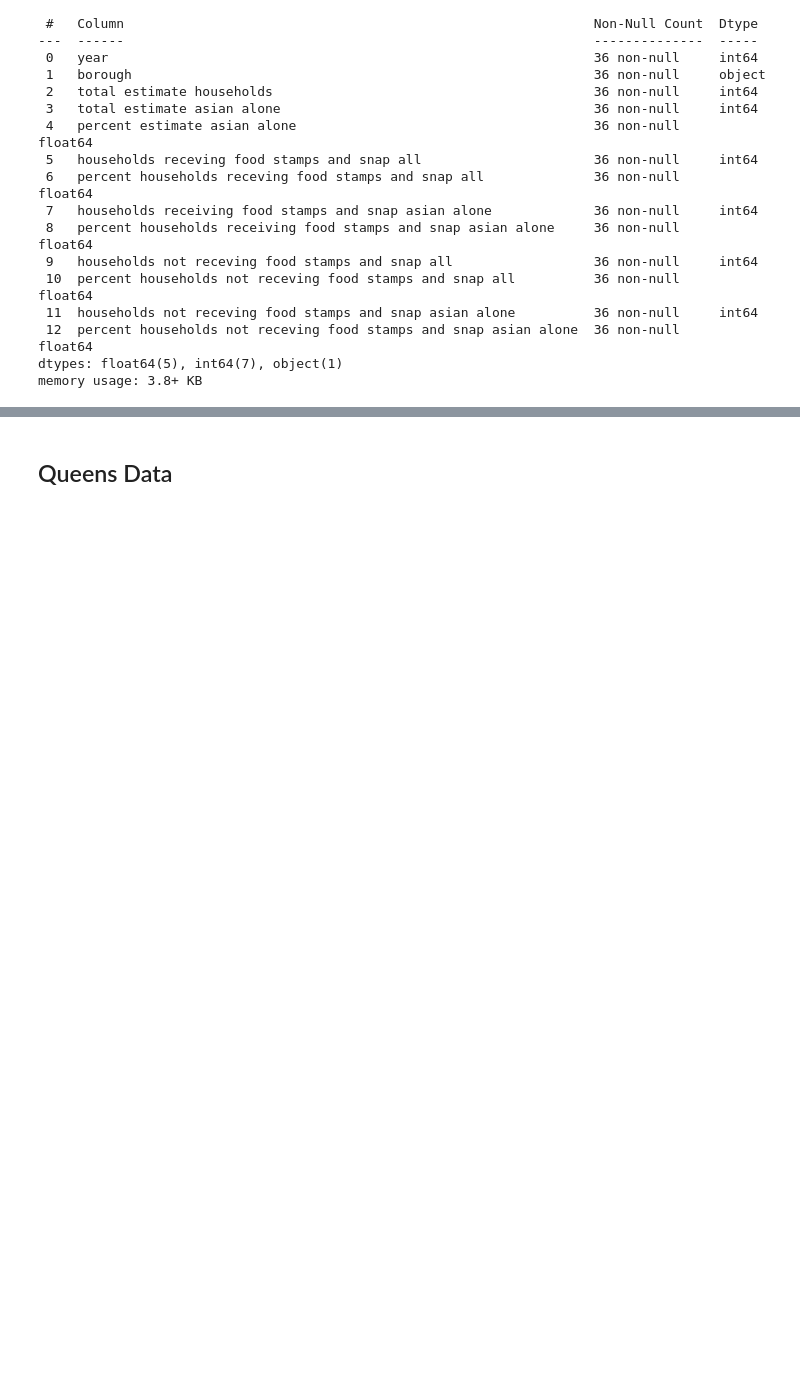
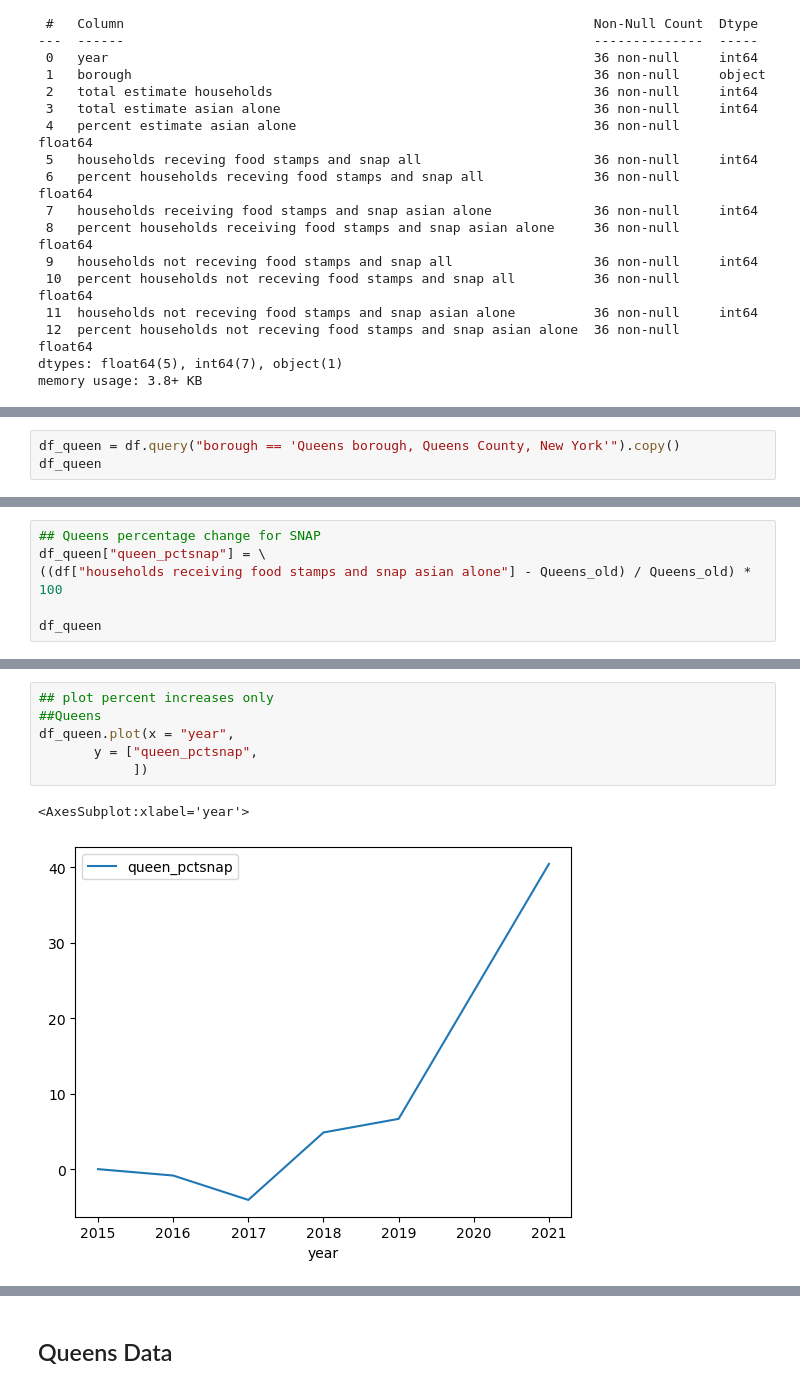
Before and after one commit to arubybonilla/2023-asam-poverty, a Jupyter notebook: 2023-asam-snap-food-stamps-analysis-smail-bonilla.ipynb, the cells around one changed output, grey strips where cells are left out. Cells and saved outputs as stored; diff of their text form; blank space fills up the shorter version.

```diff
--- a/2023-asam-snap-food-stamps-analysis-smail-bonilla.ipynb
+++ b/2023-asam-snap-food-stamps-analysis-smail-bonilla.ipynb
@@ -135,0 +279,3 @@ df.sort_values(by=["year", "households receiving food stamps and snap asian alon
+# %%
+df_queen = df.query("borough == 'Queens borough, Queens County, New York'").copy()
+df_queen
@@ -135,0 +290,6 @@ df.sort_values(by=["year", "households receiving food stamps and snap asian alon
+# %%
+## Queens percentage change for SNAP
+df_queen["queen_pctsnap"] = \
+((df["households receiving food stamps and snap asian alone"] - Queens_old) / Queens_old) * 100
+
+df_queen
@@ -135,0 +385,9 @@ df.sort_values(by=["year", "households receiving food stamps and snap asian alon
+# %%
+## plot percent increases only
+##Queens
+df_queen.plot(x = "year",
+       y = ["queen_pctsnap",
+            ])
+# %% [output]
+<AxesSubplot:xlabel='year'>
+[figure, added]
```
Also changed, not shown: parts of 45 cells of this notebook.
